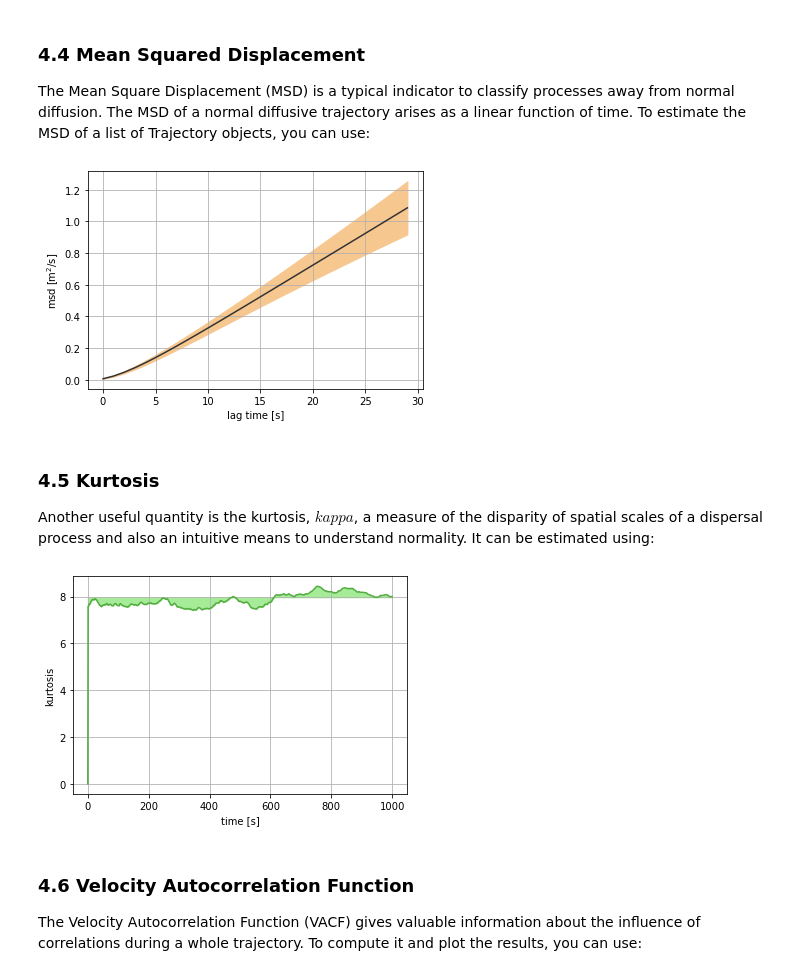
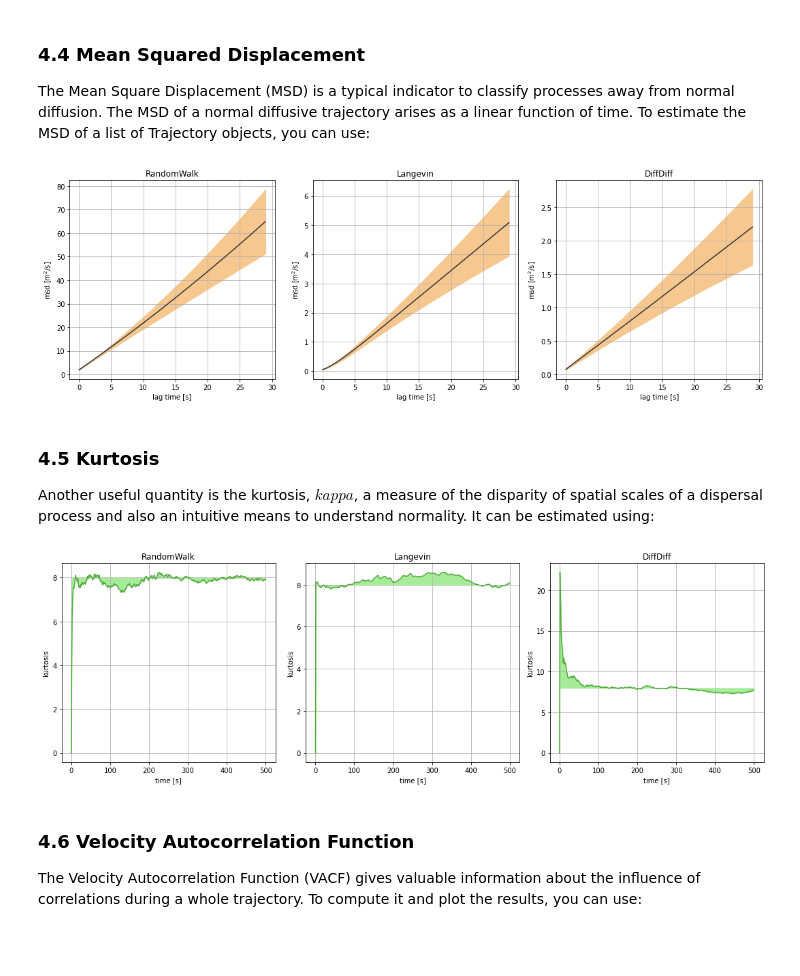
Before and after one commit to yupidevs/yupi_examples, a Jupyter notebook: intro_000.ipynb, the cells around one changed output. Saved outputs shown, nothing was run; the diff lists cells and outputs as text; code cells hidden in the pictures; blank space fills up the shorter version.

```diff
--- a/intro_000.ipynb
+++ b/intro_000.ipynb
@@ -406,13 +406,12 @@ The analysis of the distribution of velocities among all the samples of an ensem
 from yupi.stats import speed_ensemble
 from yupi.graphics import plot_velocity_hist
 
-subplots = [131, 132, 133]
-plt.figure(figsize=(10,5))
-
-for i, ensemble in enumerate(ensebles):
+plt.figure(figsize=(15, 5))
+for i, ensemble in enumerate(ensembles):
     plt.subplot(subplots[i])
     v = speed_ensemble(ensemble, step=1)
-    plot_velocity_hist(v, bins=20, show=False)
+    plt.title(ensembles_names[i])
+    plot_velocity_hist(v, bins=30, show=False)
 
 plt.tight_layout()
 plt.show()
@@ -426,6 +425,13 @@ The analysis of the distribution of turning angles allows to understand how like
 from yupi.stats import turning_angles_ensemble
 from yupi.graphics import plot_angles_hist
 
-theta = turning_angles_ensemble(trajs)
-plot_angles_hist(theta, bins=50)
+plt.figure(figsize=(15, 5))
+for i, ensemble in enumerate(ensembles):
+    ax = plt.subplot(subplots[i], projection="polar")
+    theta = turning_angles_ensemble(ensemble)
+    plt.title(ensembles_names[i])
+    plot_angles_hist(theta, bins=50, ax=ax, show=False)
+
+plt.tight_layout()
+plt.show()
 # %% [output]
@@ -438,10 +444,17 @@ The Mean Square Displacement (MSD) is a typical indicator to classify processes
 from yupi.stats import msd
 from yupi.graphics import plot_msd
 
-msd, msd_std = msd(trajs, time_avg=True, lag=30)
-plot_msd(msd, msd_std, dt, lag=30)
+plt.figure(figsize=(15, 5))
+for i, ensemble in enumerate(ensembles):
+    plt.subplot(subplots[i])
+    msd_mean, msd_std = msd(ensemble, time_avg=True, lag=30)
+    plt.title(ensembles_names[i])
+    plot_msd(msd_mean, msd_std, dt, lag=30, show=False)
+
+plt.tight_layout()
+plt.show()
 # %% [output]
-[figure, old version]
+[figure, new version]
 # %% [markdown]
 ### 4.5 Kurtosis
 
@@ -449,12 +462,19 @@ Another useful quantity is the kurtosis, $kappa$, a measure of the disparity of
 # %%
 from yupi.stats import kurtosis, kurtosis_reference
 from yupi.graphics import plot_kurtosis
 
-ref = yupi.stats.kurtosis_reference(trajs)
-kurtosis, _ = yupi.stats.kurtosis(trajs, time_avg=False, lag=30)
-yupi.graphics.plot_kurtosis(kurtosis, kurtosis_ref=ref, dt=dt)
+plt.figure(figsize=(15, 5))
+for i, ensemble in enumerate(ensembles):
+    plt.subplot(subplots[i])
+    ref = kurtosis_reference(ensemble)
+    _kurtosis, _ = kurtosis(ensemble, time_avg=False, lag=30)
+    plt.title(ensembles_names[i])
+    plot_kurtosis(_kurtosis, kurtosis_ref=ref, dt=dt, show=False)
+
+plt.tight_layout()
+plt.show()
 # %% [output]
-[figure, old version]
+[figure, new version]
 # %% [markdown]
 ### 4.6 Velocity Autocorrelation Function
 
```
Also changed, not shown: parts of 14 cells of this notebook.
